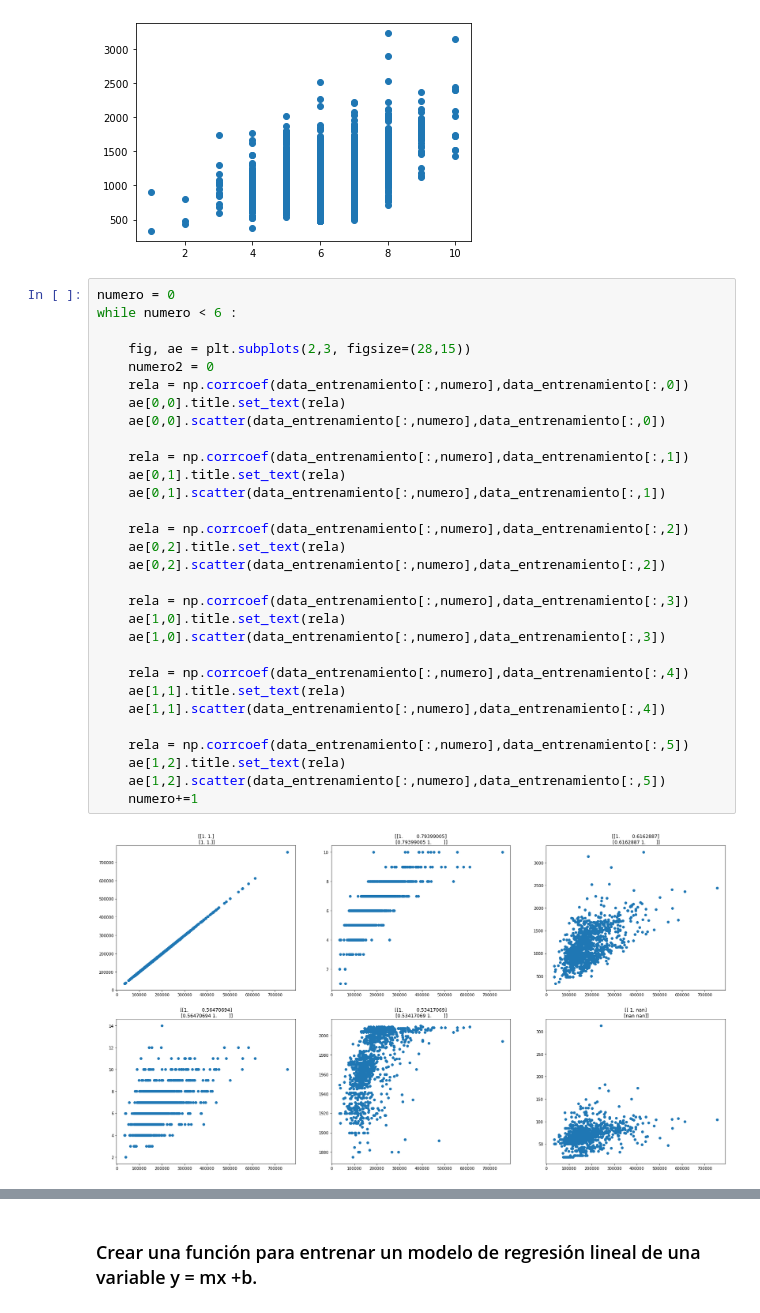
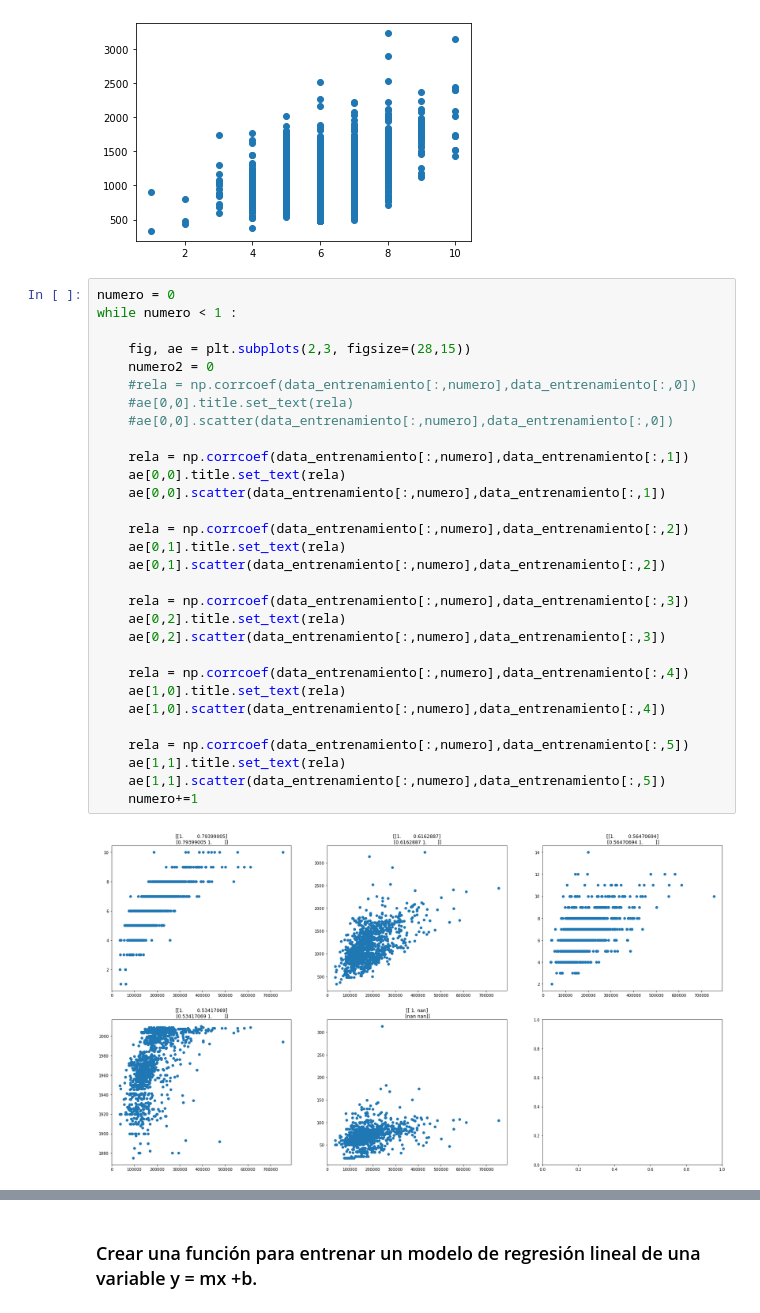
Before and after one commit to EmilioGGG/galileo, a Jupyter notebook: Proyecto_Final_CDP.ipynb, the cells around one changed output, grey strips where cells are left out. Saved outputs shown, nothing was run; the diff lists cells and outputs as text.

```diff
--- a/Proyecto_Final_CDP.ipynb
+++ b/Proyecto_Final_CDP.ipynb
@@ -102,33 +104,33 @@ plt.scatter(data_entrenamiento[:,1],data_entrenamiento[:,2])
 [figure]
 # %%
 numero = 0
-while numero < 6 :
+while numero < 1 :
 
     fig, ae = plt.subplots(2,3, figsize=(28,15))
     numero2 = 0
-    rela = np.corrcoef(data_entrenamiento[:,numero],data_entrenamiento[:,0])
-    ae[0,0].title.set_text(rela)
-    ae[0,0].scatter(data_entrenamiento[:,numero],data_entrenamiento[:,0])
+    #rela = np.corrcoef(data_entrenamiento[:,numero],data_entrenamiento[:,0])
+    #ae[0,0].title.set_text(rela)
+    #ae[0,0].scatter(data_entrenamiento[:,numero],data_entrenamiento[:,0])
 
     rela = np.corrcoef(data_entrenamiento[:,numero],data_entrenamiento[:,1])
-    ae[0,1].title.set_text(rela)
-    ae[0,1].scatter(data_entrenamiento[:,numero],data_entrenamiento[:,1])
+    ae[0,0].title.set_text(rela)
+    ae[0,0].scatter(data_entrenamiento[:,numero],data_entrenamiento[:,1])
 
     rela = np.corrcoef(data_entrenamiento[:,numero],data_entrenamiento[:,2])
-    ae[0,2].title.set_text(rela)
-    ae[0,2].scatter(data_entrenamiento[:,numero],data_entrenamiento[:,2])
+    ae[0,1].title.set_text(rela)
+    ae[0,1].scatter(data_entrenamiento[:,numero],data_entrenamiento[:,2])
 
     rela = np.corrcoef(data_entrenamiento[:,numero],data_entrenamiento[:,3])
-    ae[1,0].title.set_text(rela)
-    ae[1,0].scatter(data_entrenamiento[:,numero],data_entrenamiento[:,3])
+    ae[0,2].title.set_text(rela)
+    ae[0,2].scatter(data_entrenamiento[:,numero],data_entrenamiento[:,3])
 
     rela = np.corrcoef(data_entrenamiento[:,numero],data_entrenamiento[:,4])
-    ae[1,1].title.set_text(rela)
-    ae[1,1].scatter(data_entrenamiento[:,numero],data_entrenamiento[:,4])
+    ae[1,0].title.set_text(rela)
+    ae[1,0].scatter(data_entrenamiento[:,numero],data_entrenamiento[:,4])
 
     rela = np.corrcoef(data_entrenamiento[:,numero],data_entrenamiento[:,5])
-    ae[1,2].title.set_text(rela)
-    ae[1,2].scatter(data_entrenamiento[:,numero],data_entrenamiento[:,5])
+    ae[1,1].title.set_text(rela)
+    ae[1,1].scatter(data_entrenamiento[:,numero],data_entrenamiento[:,5])
     numero+=1
 # %% [output]
-[figure, old version]
+[figure, new version]
```
Also changed, not shown: parts of 9 cells of this notebook.
